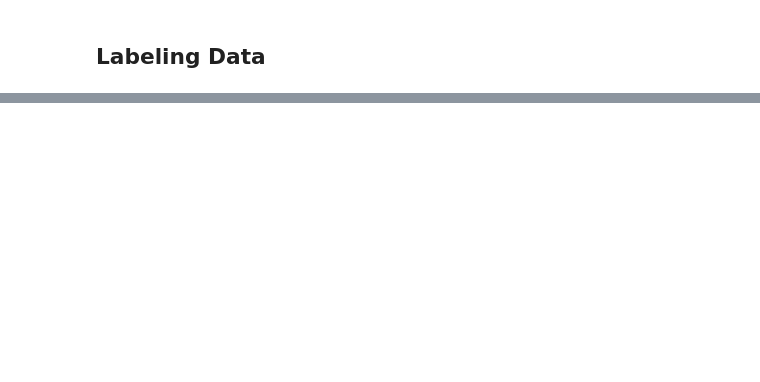
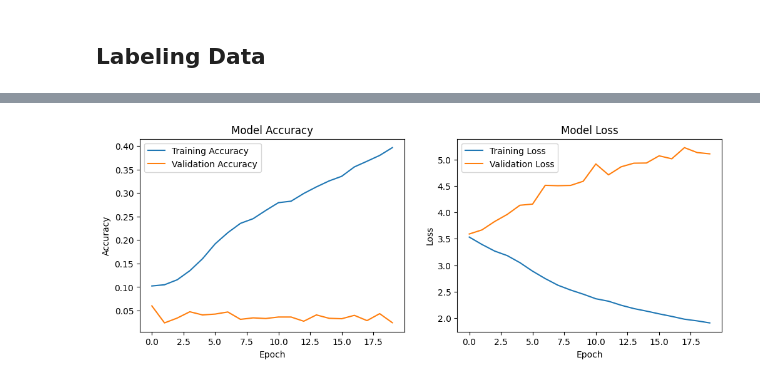
Before and after one commit to Lucas-Dunker/Stem-Separator-AMT, a Jupyter notebook: main.ipynb, the cells around one changed output, grey strips where cells are left out. Saved outputs shown, nothing was run; the diff lists cells and outputs as text; code cells hidden in the pictures; blank space fills up the shorter version.

```diff
--- a/main.ipynb
+++ b/main.ipynb
@@ -229,0 +467,24 @@ print(f"CQT Segment Shape: {aligned_chord_segments[0][0].shape}, Chord: {aligned
+# %%
+import tensorflow as tf
+from tensorflow.keras.models import Sequential
+from tensorflow.keras.layers import LSTM, Dense, Bidirectional, Dropout
+
+# Determine the maximum label value
+max_label = np.max(y)
+print(f"Maximum label value: {max_label}")
+
+# Define the model architecture
+model = Sequential([
+    Bidirectional(LSTM(64, return_sequences=True), input_shape=(X.shape[1], X.shape[2])),
+    Dropout(0.3),
+    Bidirectional(LSTM(64, return_sequences=True)),
+    Dropout(0.3),
+    Bidirectional(LSTM(64)),
+    Dense(max_label + 1, activation='softmax')
+])
+
+# Compile the model
+model.compile(optimizer='adam', loss='sparse_categorical_crossentropy', metrics=['accuracy'])
+
+# Train the model
+history = model.fit(X, y, epochs=40, batch_size=64, validation_split=0.2)
@@ -229,0 +509,23 @@ print(f"CQT Segment Shape: {aligned_chord_segments[0][0].shape}, Chord: {aligned
+# %%
+
+import matplotlib.pyplot as plt
+
+plt.figure(figsize=(12, 4))
+plt.subplot(1, 2, 1)
+plt.plot(history.history['accuracy'], label='Training Accuracy')
+plt.plot(history.history['val_accuracy'], label='Validation Accuracy')
+plt.legend()
+plt.xlabel('Epoch')
+plt.ylabel('Accuracy')
+plt.title('Model Accuracy')
+
+plt.subplot(1, 2, 2)
+plt.plot(history.history['loss'], label='Training Loss')
+plt.plot(history.history['val_loss'], label='Validation Loss')
+plt.legend()
+plt.xlabel('Epoch')
+plt.ylabel('Loss')
+plt.title('Model Loss')
+plt.show()
+# %% [output]
+[figure, added]
```
Also changed, not shown: parts of 16 cells of this notebook, 2 other files.
